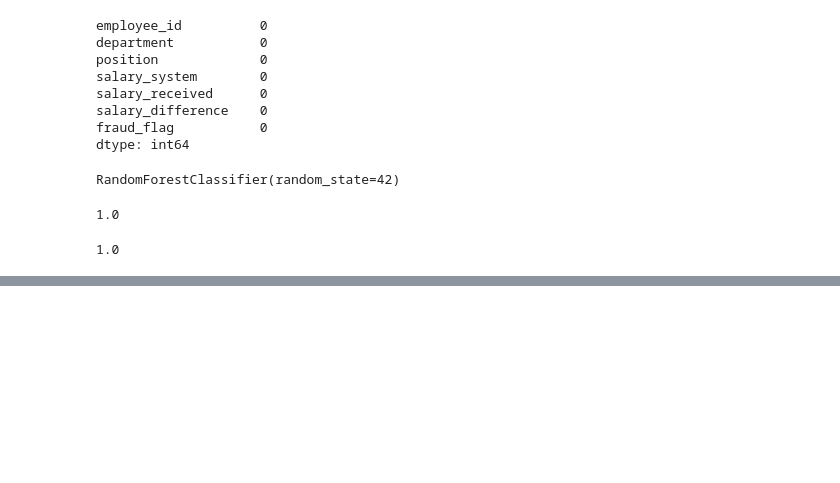
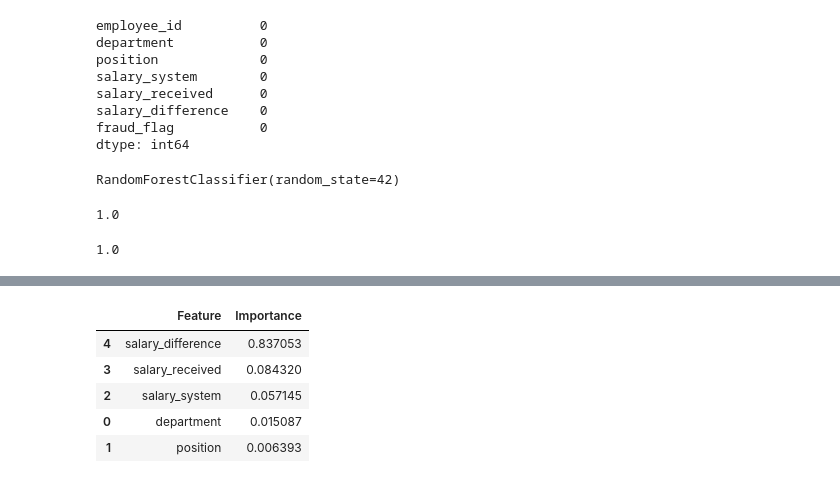
Before and after one commit to Namita2803/Internal-Fraud-Detection-System, a Jupyter notebook: notebooks/05_payroll_model.ipynb, the cells around one changed output, grey strips where cells are left out. Drawn from its saved outputs; the diff is of its cells as text; code cells hidden in the pictures; blank space fills up the shorter version.

```diff
--- a/notebooks/05_payroll_model.ipynb
+++ b/notebooks/05_payroll_model.ipynb
@@ -97,0 +129,19 @@ accuracy_score(y_test, y_pred)
+# %%
+import pandas as pd
+
+importance = pd.DataFrame({
+    "Feature": X.columns,
+    "Importance": model.feature_importances_
+})
+
+importance.sort_values(
+    by="Importance",
+    ascending=False
+)
+# %% [output]
+|  | Feature | Importance |
+| 4 | salary_difference | 0.837053 |
+| 3 | salary_received | 0.084320 |
+| 2 | salary_system | 0.057145 |
+| 0 | department | 0.015087 |
+| 1 | position | 0.006393 |
```
Also changed, not shown: parts of 7 cells of this notebook.
